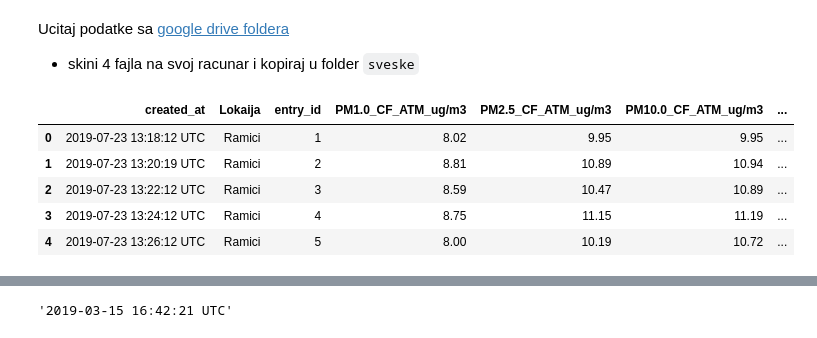
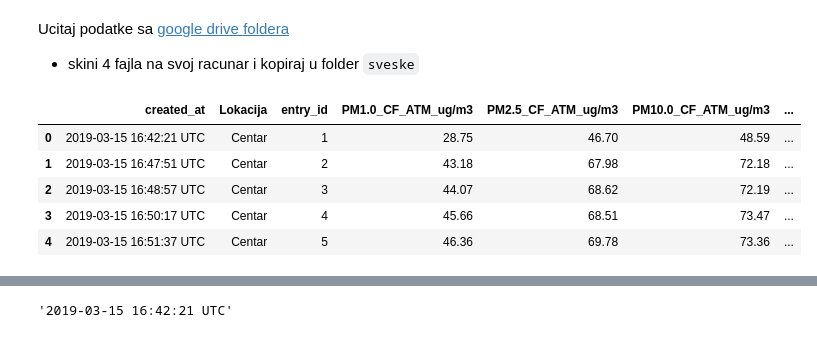
Before and after one commit to milicag/unibl_radionica, a Jupyter notebook: sveske/dan2_4.ipynb, the cells around one changed output, grey strips where cells are left out. Saved outputs shown, nothing was run; the diff lists cells and outputs as text; code cells hidden in the pictures.

```diff
--- a/sveske/dan2_4.ipynb
+++ b/sveske/dan2_4.ipynb
@@ -15,9 +14,9 @@ ramici = pd.read_csv('_Banjaluka - Ramici (44.8528763 17.1764111) Primary 12_01_
 # %%
-ramici.head()
+centar.head()
 # %% [output]
-|  | created_at | Lokaija | entry_id | PM1.0_CF_ATM_ug/m3 | PM2.5_CF_ATM_ug/m3 | PM10.0_CF_ATM_ug/m3 | ... |
-| 0 | 2019-07-23 13:18:12 UTC | Ramici | 1 | 8.02 | 9.95 | 9.95 | ... |
-| 1 | 2019-07-23 13:20:19 UTC | Ramici | 2 | 8.81 | 10.89 | 10.94 | ... |
-| 2 | 2019-07-23 13:22:12 UTC | Ramici | 3 | 8.59 | 10.47 | 10.89 | ... |
-| 3 | 2019-07-23 13:24:12 UTC | Ramici | 4 | 8.75 | 11.15 | 11.19 | ... |
-| 4 | 2019-07-23 13:26:12 UTC | Ramici | 5 | 8.00 | 10.19 | 10.72 | ... |
+|  | created_at | Lokacija | entry_id | PM1.0_CF_ATM_ug/m3 | PM2.5_CF_ATM_ug/m3 | PM10.0_CF_ATM_ug/m3 | ... |
+| 0 | 2019-03-15 16:42:21 UTC | Centar | 1 | 28.75 | 46.70 | 48.59 | ... |
+| 1 | 2019-03-15 16:47:51 UTC | Centar | 2 | 43.18 | 67.98 | 72.18 | ... |
+| 2 | 2019-03-15 16:48:57 UTC | Centar | 3 | 44.07 | 68.62 | 72.19 | ... |
+| 3 | 2019-03-15 16:50:17 UTC | Centar | 4 | 45.66 | 68.51 | 73.47 | ... |
+| 4 | 2019-03-15 16:51:37 UTC | Centar | 5 | 46.36 | 69.78 | 73.36 | ... |
```
Also changed, not shown: parts of 17 cells of this notebook, 1 other file.
